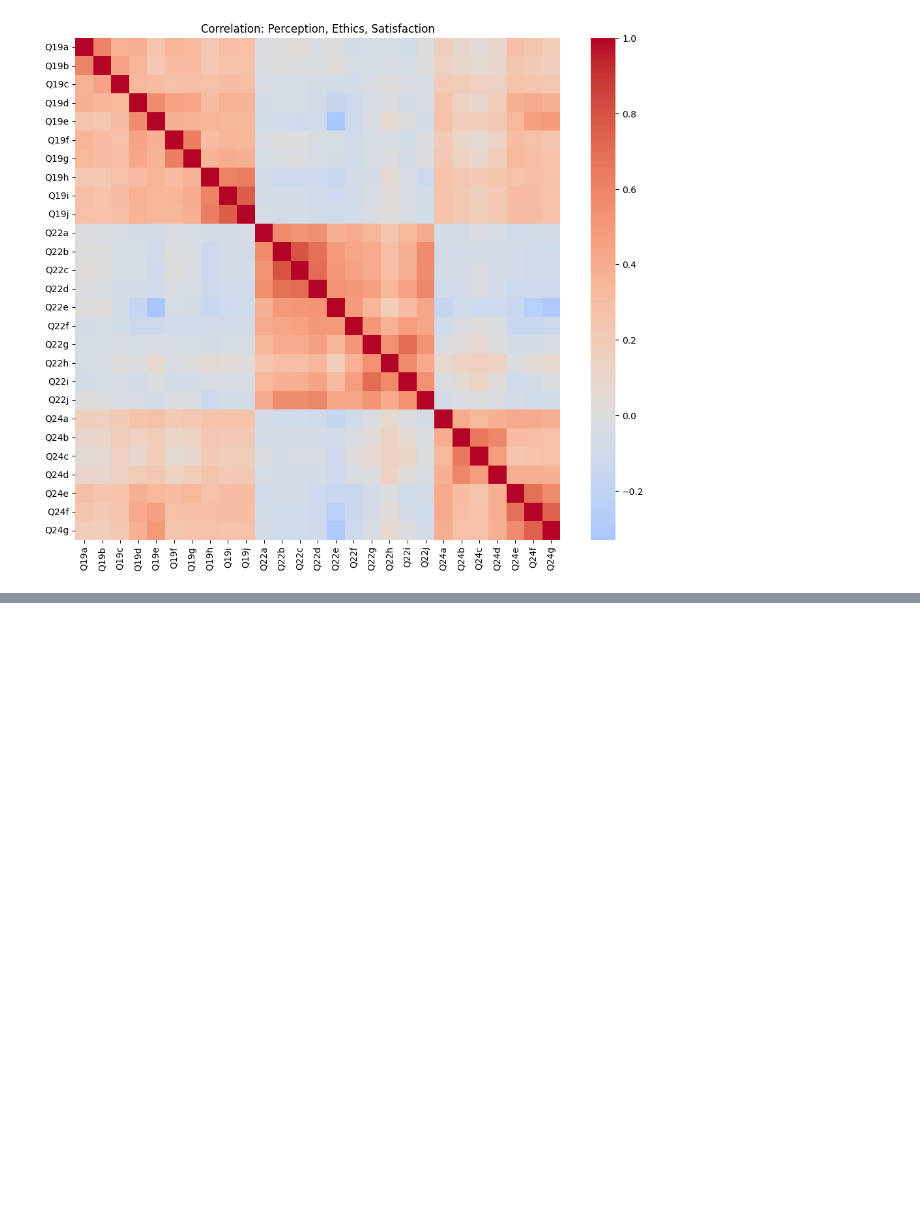
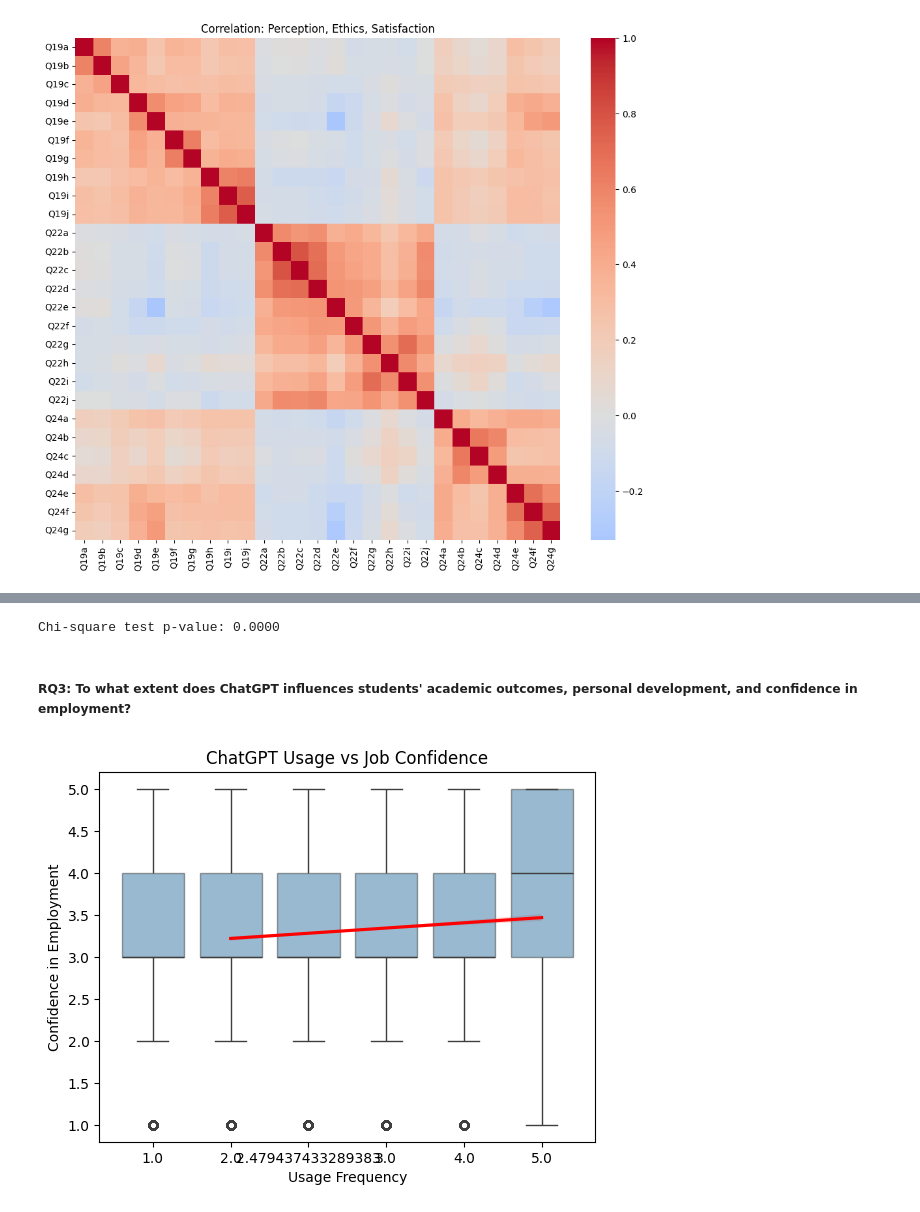
Before and after one commit to DevashreePawar/The-ChatGPT-Classroom-Global-Trends-in-Student-Usage-and-Perception, a Jupyter notebook: ChatGPT Survey.ipynb, the cells around one changed output, grey strips where cells are left out. Drawn from its saved outputs; the diff is of its cells as text; code cells hidden in the pictures; blank space fills up the shorter version.

```diff
--- a/ChatGPT Survey.ipynb
+++ b/ChatGPT Survey.ipynb
@@ -134,0 +156,21 @@ plt.show()
+# %%
+from scipy.stats import chi2_contingency
+
+# Chi-square
+ct = pd.crosstab(df['Q2'], df['Q15'])
+chi2, p, dof, expected = chi2_contingency(ct)
+print(f"Chi-square test p-value: {p:.4f}")
+# %% [output]
+Chi-square test p-value: 0.0000
+# %% [markdown]
+##### RQ3: To what extent does ChatGPT influences students' academic outcomes, personal development, and confidence in employment?
+# %%
+# Confidence in job vs ChatGPT usage
+sns.boxplot(x='Q15', y='Q12', data=df, boxprops=dict(alpha=0.5))
+sns.regplot(data=df, x='Q15', y='Q12', scatter=False, color='red')
+plt.title('ChatGPT Usage vs Job Confidence')
+plt.xlabel('Usage Frequency')
+plt.ylabel('Confidence in Employment')
+plt.show()
+# %% [output]
+[figure, added]
```
Also changed, not shown: parts of 5 cells of this notebook.
